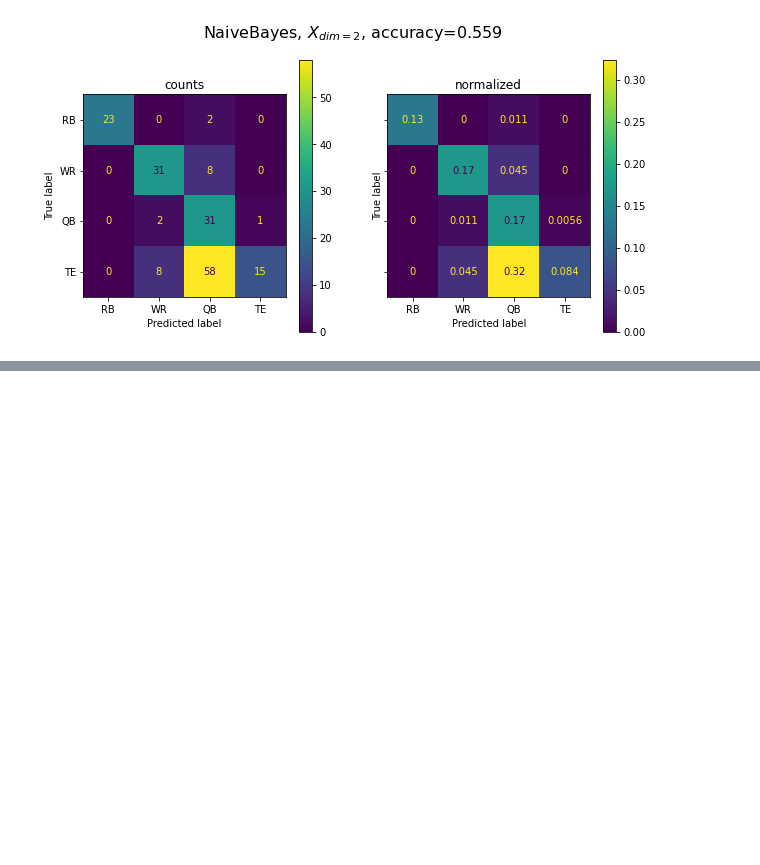
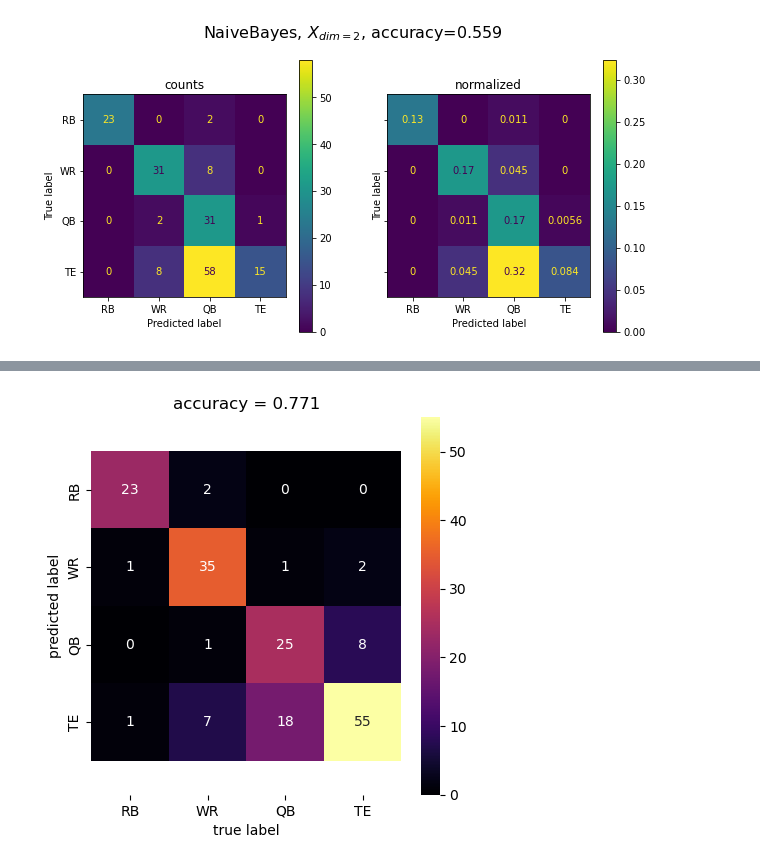
Before and after one commit to Ryzeson/NFL-Analysis, a Jupyter notebook: Player-Position-Classifiers.ipynb, the cells around one changed output, grey strips where cells are left out. Cells and saved outputs as stored; diff of their text form; code cells hidden in the pictures; blank space fills up the shorter version.

```diff
--- a/Player-Position-Classifiers.ipynb
+++ b/Player-Position-Classifiers.ipynb
@@ -269,0 +323,11 @@ fig.suptitle('NaiveBayes, $X_{dim=2}$, accuracy=%2.3f'%acc, fontsize=16);
+# %%
+#plot the confusion matrix and accuracy for the decision tree
+fig, ax = plt.subplots(figsize=(5, 5),dpi= 100)
+ax =sns.heatmap(cm,annot = True,xticklabels = positions,yticklabels = positions,cmap = "inferno")
+plt.title('accuracy = %2.3f'%acc)
+plt.xlabel('true label')
+plt.ylabel('predicted label')
+ax.axis('equal')
+plt.show()
+# %% [output]
+[figure, added]
```
Also changed, not shown: parts of 8 cells of this notebook.
